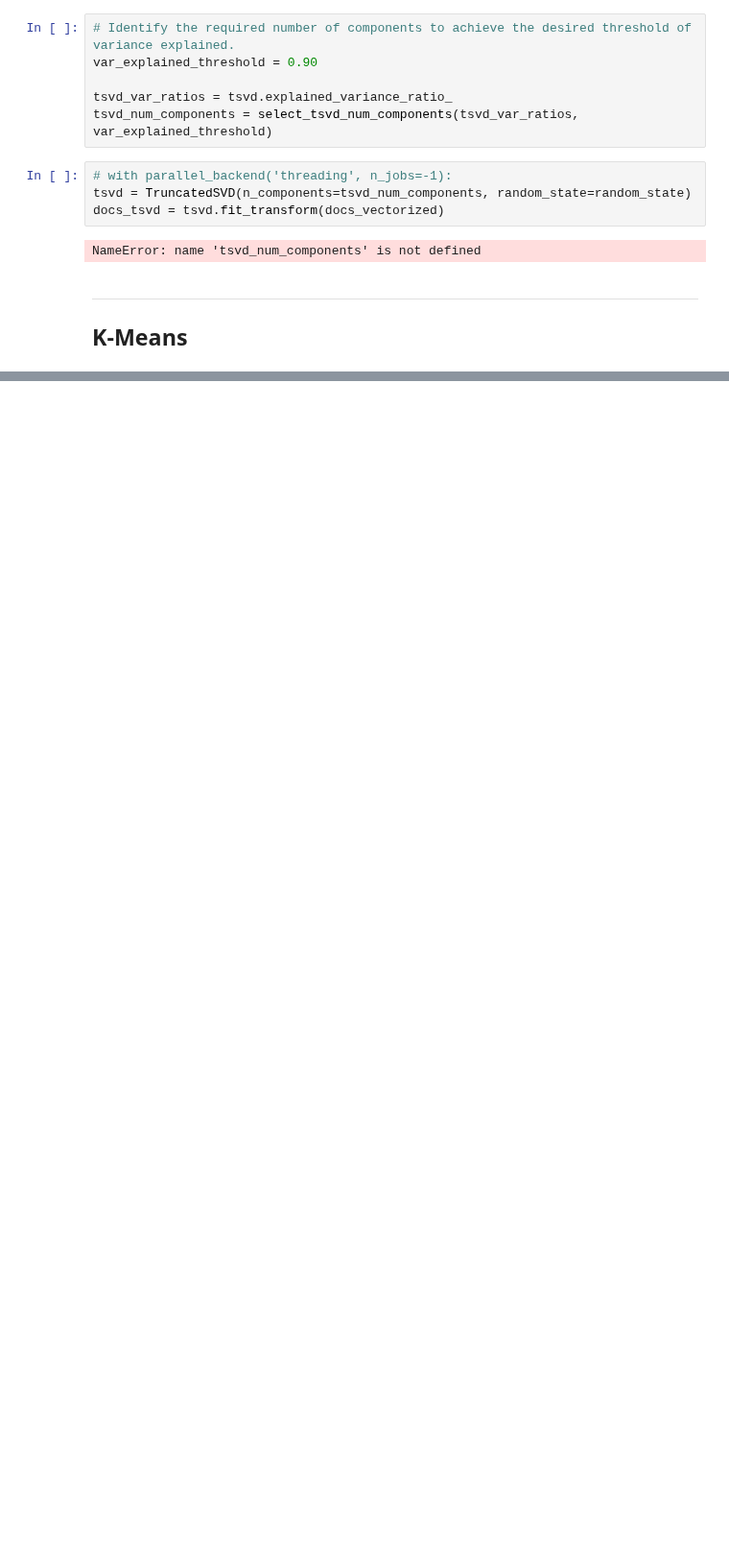
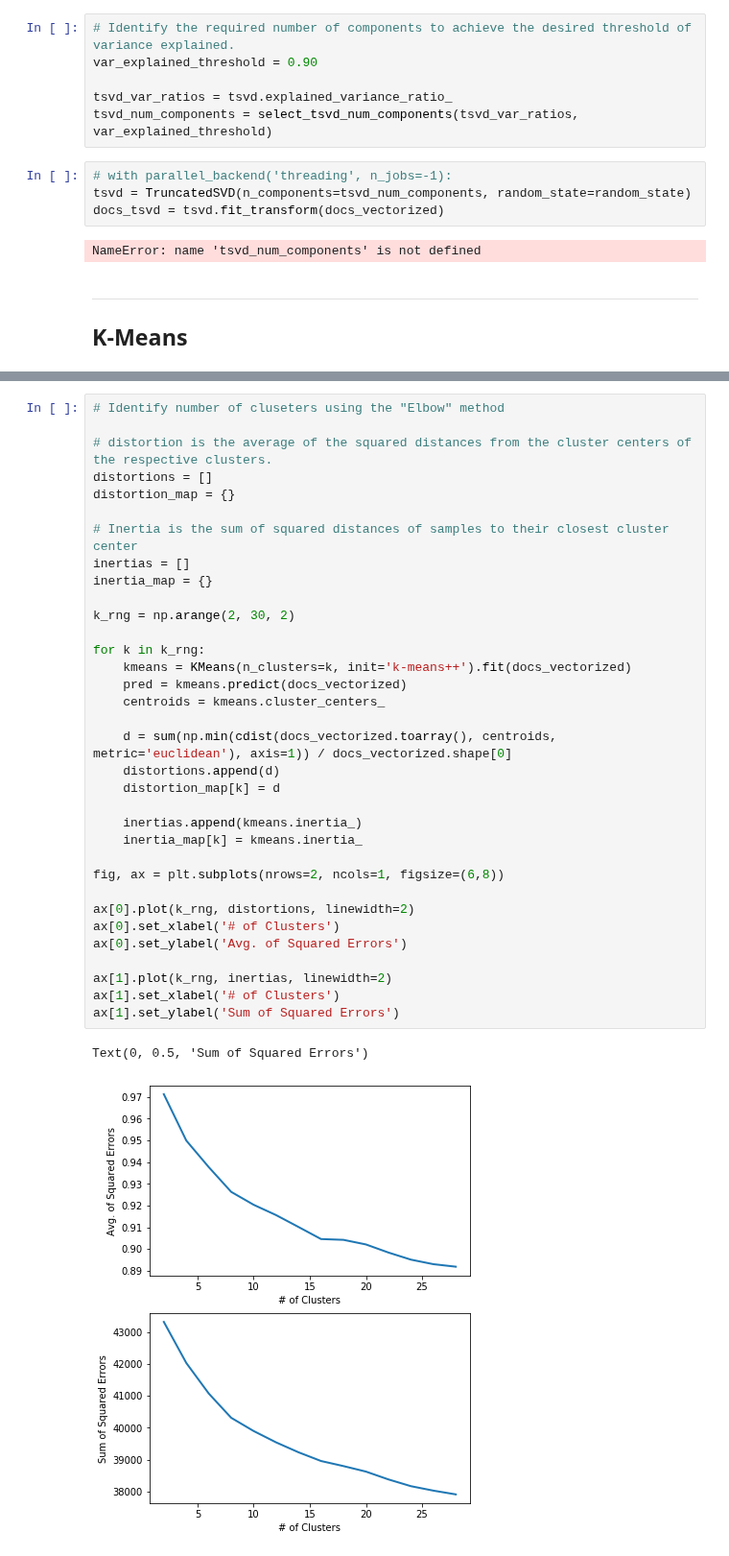
Before and after one commit to Morgan-Sell/darknet-economics, a Jupyter notebook: kmeans_wallstreet.ipynb, the cells around one changed output, grey strips where cells are left out. Shown at 96% size. Cells and saved outputs as stored; diff of their text form; blank space fills up the shorter version.

Commit message:
Working on KMeans. Need to resolve TruncatedSVD index error.

```diff
--- a/kmeans_wallstreet.ipynb
+++ b/kmeans_wallstreet.ipynb
@@ -97,0 +114,37 @@ NameError: name 'tsvd_num_components' is not defined
+# %%
+# Identify number of cluseters using the "Elbow" method
+
+# distortion is the average of the squared distances from the cluster centers of the respective clusters.
+distortions = []
+distortion_map = {}
+
+# Inertia is the sum of squared distances of samples to their closest cluster center
+inertias = []
+inertia_map = {}
+
+k_rng = np.arange(2, 30, 2)
+
+for k in k_rng:
+    kmeans = KMeans(n_clusters=k, init='k-means++').fit(docs_vectorized)
+    pred = kmeans.predict(docs_vectorized)
+    centroids = kmeans.cluster_centers_
+
+    d = sum(np.min(cdist(docs_vectorized.toarray(), centroids, metric='euclidean'), axis=1)) / docs_vectorized.shape[0]
+    distortions.append(d)
+    distortion_map[k] = d
+
+    inertias.append(kmeans.inertia_)
+    inertia_map[k] = kmeans.inertia_
+
+fig, ax = plt.subplots(nrows=2, ncols=1, figsize=(6,8))
+
+ax[0].plot(k_rng, distortions, linewidth=2)
+ax[0].set_xlabel('# of Clusters')
+ax[0].set_ylabel('Avg. of Squared Errors')
+
+ax[1].plot(k_rng, inertias, linewidth=2)
+ax[1].set_xlabel('# of Clusters')
+ax[1].set_ylabel('Sum of Squared Errors')
+# %% [output]
+Text(0, 0.5, 'Sum of Squared Errors')
+[figure, added]
```
Also changed, not shown: parts of 16 cells of this notebook.
